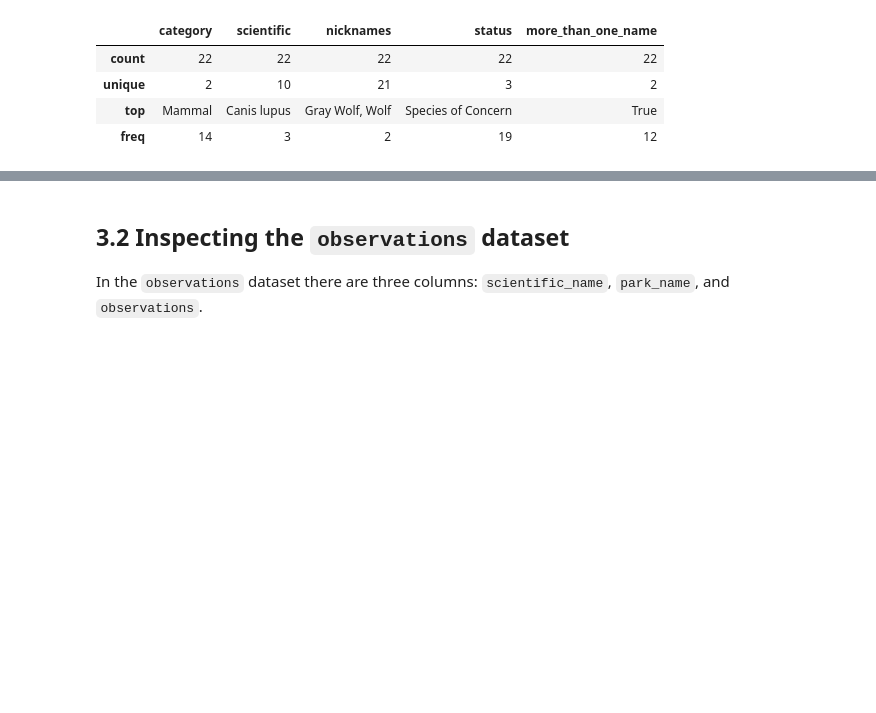
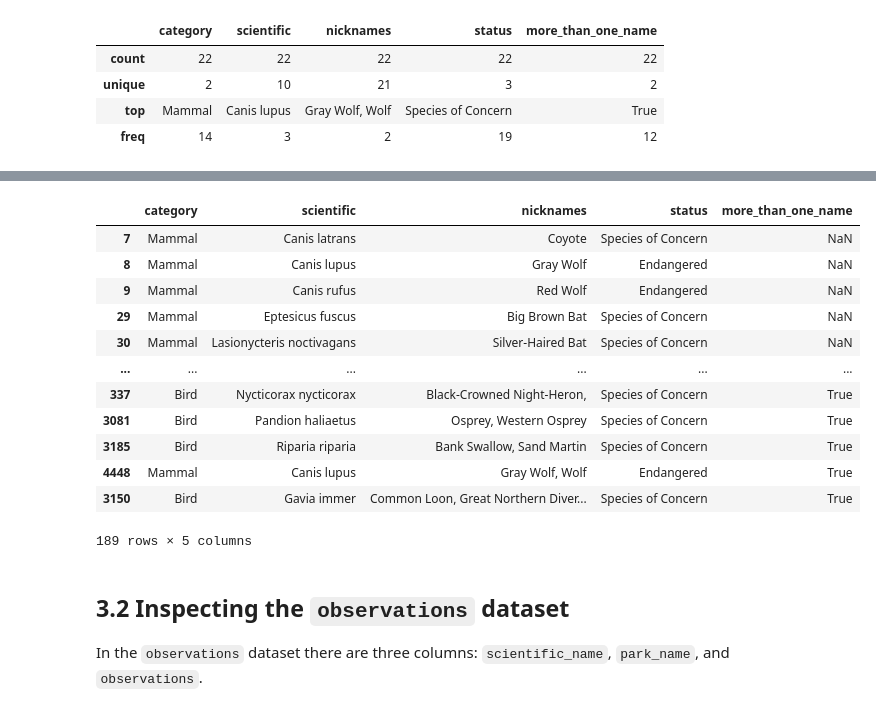
Before and after one commit to ElianeSato/biodiversity, a Jupyter notebook: biodiversity.ipynb, the cells around one changed output, grey strips where cells are left out. Drawn from its saved outputs; the diff is of its cells as text; code cells hidden in the pictures; blank space fills up the shorter version.

```diff
--- a/biodiversity.ipynb
+++ b/biodiversity.ipynb
@@ -429,0 +476,4 @@ Name: more_than_one_name, dtype: int64
+# %%
+
+species1_nan_dup.drop_duplicates(subset=['scientific'], keep='last', inplace=True)
+species1_nan_dup
@@ -430,3 +492,22 @@ Name: more_than_one_name, dtype: int64
+# %%
+#rejoin the datasets
+
+test = pd.concat([species1_nan_no_dup, species1_nan_dup])
+test
+# %% [output]
+|  | category | scientific | nicknames | status | more_than_one_name |
+| 7 | Mammal | Canis latrans | Coyote | Species of Concern | NaN |
+| 8 | Mammal | Canis lupus | Gray Wolf | Endangered | NaN |
+| 9 | Mammal | Canis rufus | Red Wolf | Endangered | NaN |
+| 29 | Mammal | Eptesicus fuscus | Big Brown Bat | Species of Concern | NaN |
+| 30 | Mammal | Lasionycteris noctivagans | Silver-Haired Bat | Species of Concern | NaN |
+| ... | ... | ... | ... | ... | ... |
+| 337 | Bird | Nycticorax nycticorax | Black-Crowned Night-Heron, | Species of Concern | True |
+| 3081 | Bird | Pandion haliaetus | Osprey, Western Osprey | Species of Concern | True |
+| 3185 | Bird | Riparia riparia | Bank Swallow, Sand Martin | Species of Concern | True |
+| 4448 | Mammal | Canis lupus | Gray Wolf, Wolf | Endangered | True |
+| 3150 | Bird | Gavia immer | Common Loon, Great Northern Diver... | Species of Concern | True |
+189 rows × 5 columns
 # %% [markdown]
 ## 3.2 Inspecting the `observations` dataset
 
```
Also changed, not shown: parts of 30 cells of this notebook.
